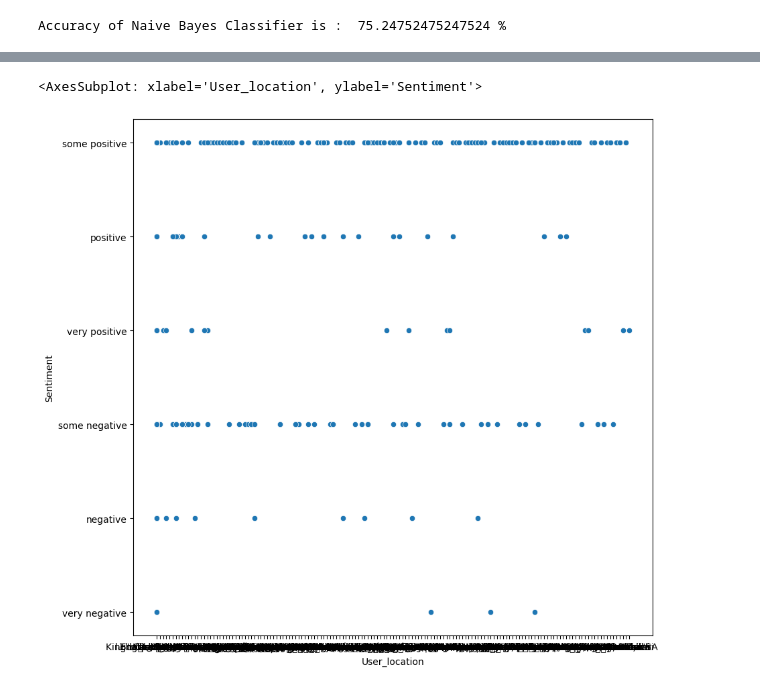
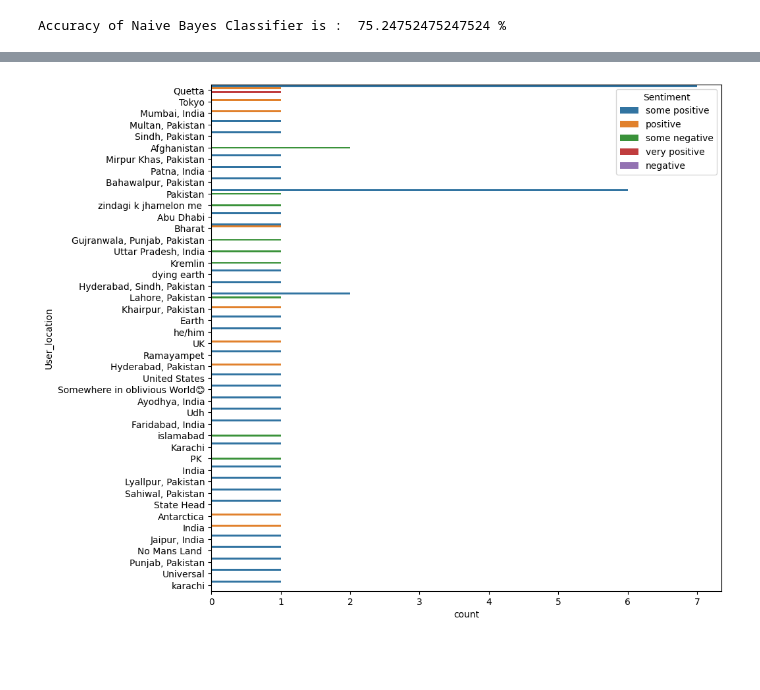
Before and after one commit to hmabubakar313/test_fyp, a Jupyter notebook: sentment_analysis.ipynb, the cells around one changed output, grey strips where cells are left out. Drawn from its saved outputs; the diff is of its cells as text; code cells hidden in the pictures; blank space fills up the shorter version.

```diff
--- a/sentment_analysis.ipynb
+++ b/sentment_analysis.ipynb
@@ -278,8 +259,8 @@ Accuracy of Naive Bayes Classifier is :  75.24752475247524 %
-# %%
-# plot user_location graph using seaborn on behalf of 100 tweets
-plt.figure(figsize=(10,10))
-# from 400 to 500 tweets
-sns.scatterplot(x='User_location',y='Sentiment',data=df.head(500))
-# %% [output]
-<AxesSubplot: xlabel='User_location', ylabel='Sentiment'>
-[figure, removed]
+# %%
+plt.figure(figsize=(10,10))
+data = pd.read_excel('Sentiment.xlsx')
+data = data[100:200]
+sns.countplot(y='User_location',hue='Sentiment',data=data)
+plt.show()
+# %% [output]
+[figure, added]
```
Also changed, not shown: parts of 13 cells of this notebook.
